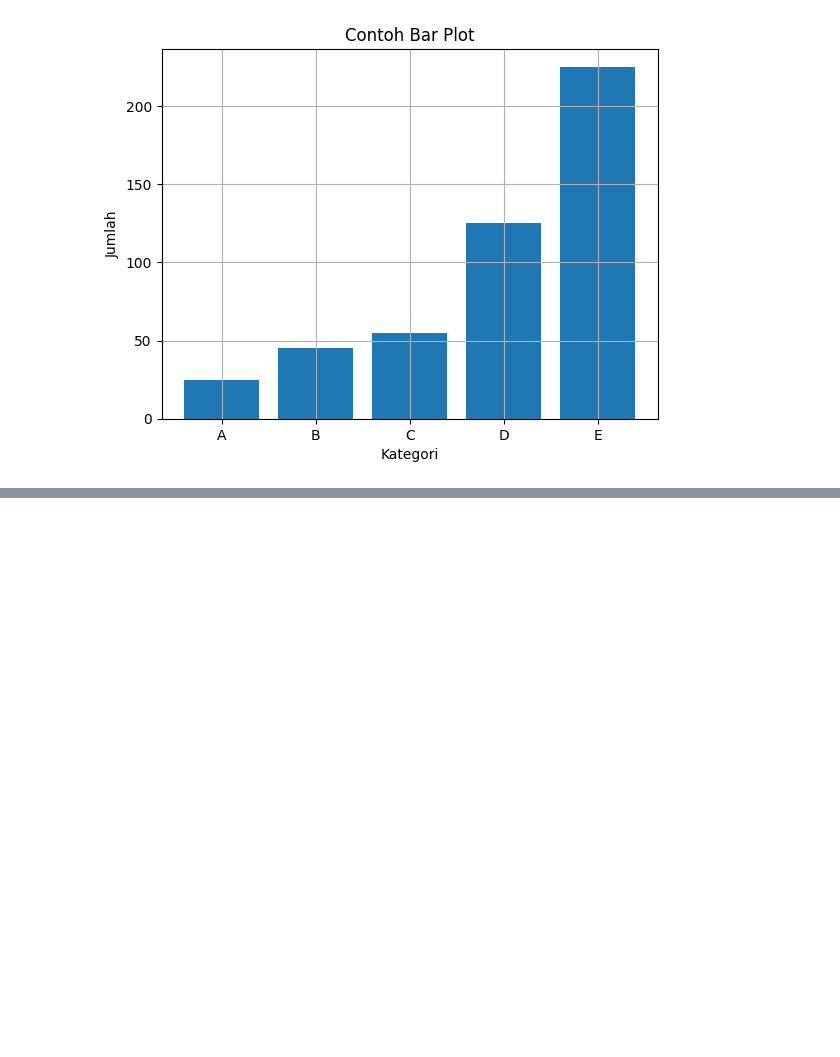
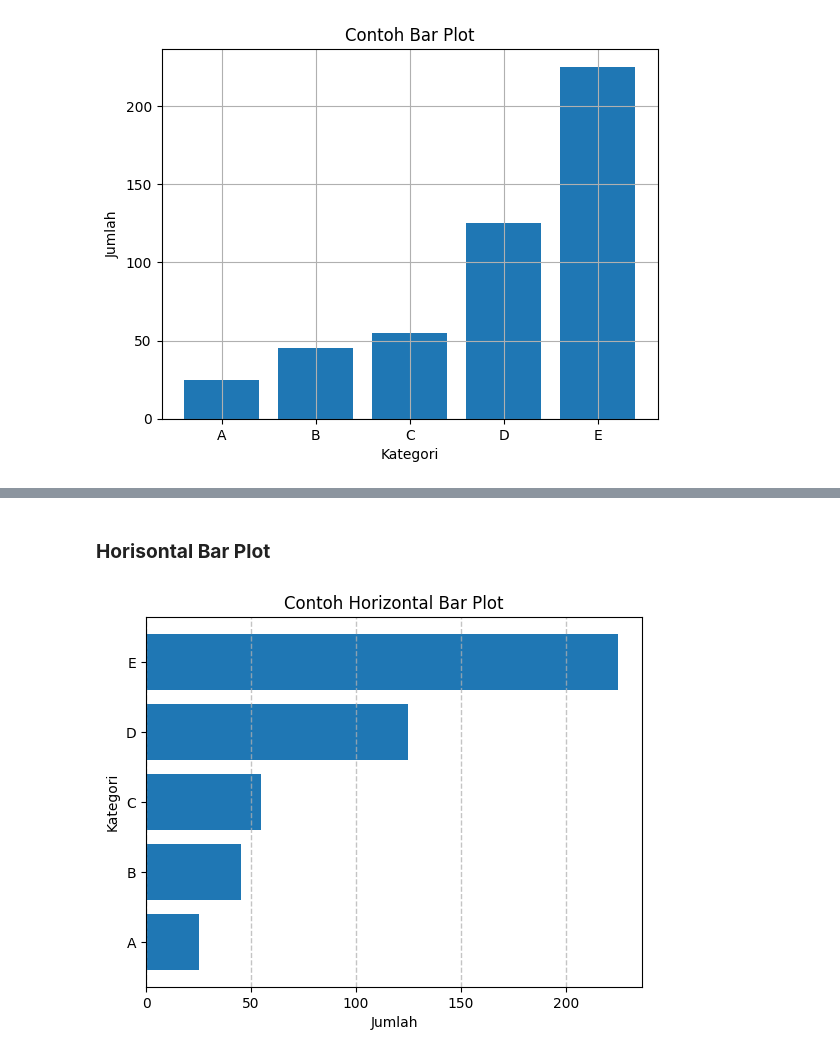
Before and after one commit to LatiefDataVisionary/matplotlib-with-indonesia-belajar, a Jupyter notebook: Matplotlib_05_Belajar_Bar_Plot_|_Bar_Chart_|_Belajar_Matplotlib_Dasar_|_Belajar_Visualisasi_Data.ipynb, the cells around one changed output, grey strips where cells are left out. Drawn from its saved outputs; the diff is of its cells as text; code cells hidden in the pictures; blank space fills up the shorter version.

```diff
--- a/Matplotlib_05_Belajar_Bar_Plot_|_Bar_Chart_|_Belajar_Matplotlib_Dasar_|_Belajar_Visualisasi_Data.ipynb
+++ b/Matplotlib_05_Belajar_Bar_Plot_|_Bar_Chart_|_Belajar_Matplotlib_Dasar_|_Belajar_Visualisasi_Data.ipynb
@@ -30,0 +72,21 @@ plt.show()
+# %% [markdown]
+### **Horisontal Bar Plot**
+# %%
+data = [25, 45, 55, 125, 225]
+kategori = ['A', 'B', 'C', 'D', 'E']
+# %%
+plt.barh(kategori, data)
+# plt.barh(kategori[::-1], data[::-1])
+
+plt.grid(linestyle='--',
+         linewidth=1,
+         axis='x',
+         alpha=0.75)
+
+plt.xlabel('Jumlah')
+plt.ylabel('Kategori')
+plt.title('Contoh Horizontal Bar Plot')
+
+plt.show()
+# %% [output]
+[figure, added]
```
Also changed, not shown: parts of 8 cells of this notebook.
